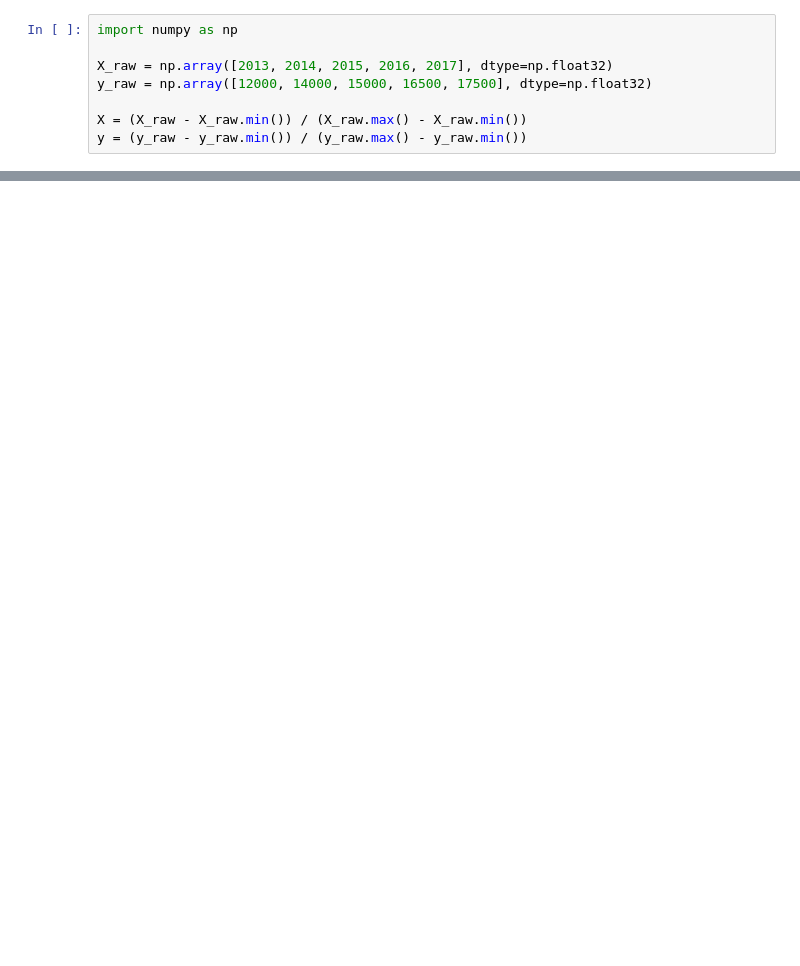
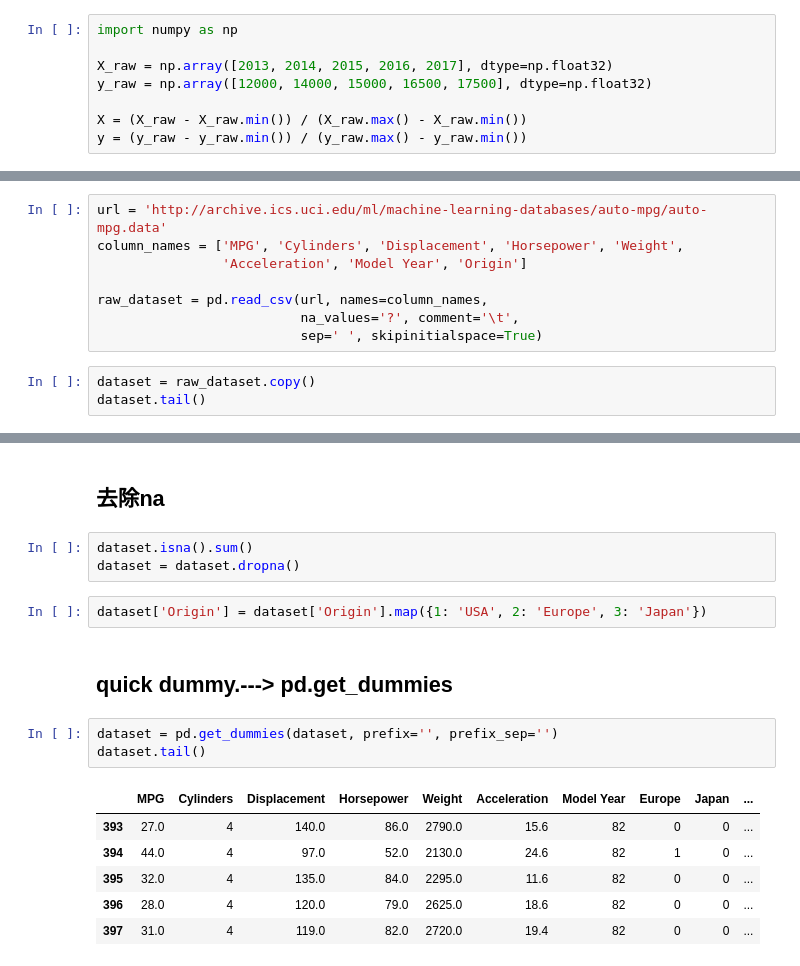
Before and after one commit to fyenne/pythonAAE, a Jupyter notebook: py_handbook/tf.ipynb, the cells around one changed output, grey strips where cells are left out. Drawn from its saved outputs; the diff is of its cells as text; blank space fills up the shorter version.

```diff
--- a/py_handbook/tf.ipynb
+++ b/py_handbook/tf.ipynb
@@ -94,0 +155,11 @@ print(a, b)
+# %%
+url = 'http://archive.ics.uci.edu/ml/machine-learning-databases/auto-mpg/auto-mpg.data'
+column_names = ['MPG', 'Cylinders', 'Displacement', 'Horsepower', 'Weight',
+                'Acceleration', 'Model Year', 'Origin']
+
+raw_dataset = pd.read_csv(url, names=column_names,
+                          na_values='?', comment='\t',
+                          sep=' ', skipinitialspace=True)
+# %%
+dataset = raw_dataset.copy()
+dataset.tail()
@@ -94,0 +173,19 @@ print(a, b)
+# %% [markdown]
+## 去除na
+# %%
+dataset.isna().sum()
+dataset = dataset.dropna()
+# %%
+dataset['Origin'] = dataset['Origin'].map({1: 'USA', 2: 'Europe', 3: 'Japan'})
+# %% [markdown]
+## quick dummy.--->  pd.get_dummies
+# %%
+dataset = pd.get_dummies(dataset, prefix='', prefix_sep='')
+dataset.tail()
+# %% [output]
+|  | MPG | Cylinders | Displacement | Horsepower | Weight | Acceleration | Model Year | Europe | Japan | ... |
+| 393 | 27.0 | 4 | 140.0 | 86.0 | 2790.0 | 15.6 | 82 | 0 | 0 | ... |
+| 394 | 44.0 | 4 | 97.0 | 52.0 | 2130.0 | 24.6 | 82 | 1 | 0 | ... |
+| 395 | 32.0 | 4 | 135.0 | 84.0 | 2295.0 | 11.6 | 82 | 0 | 0 | ... |
+| 396 | 28.0 | 4 | 120.0 | 79.0 | 2625.0 | 18.6 | 82 | 0 | 0 | ... |
+| 397 | 31.0 | 4 | 119.0 | 82.0 | 2720.0 | 19.4 | 82 | 0 | 0 | ... |
```
Also changed, not shown: parts of 33 cells of this notebook, 1 other file.
